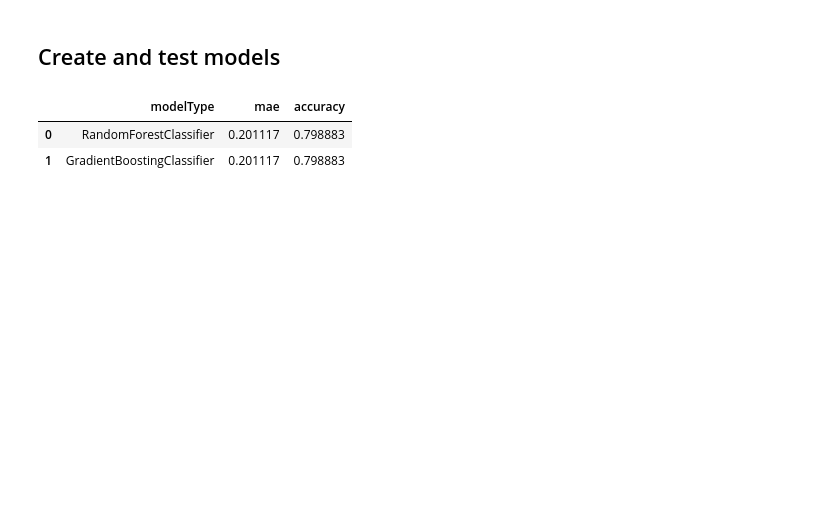
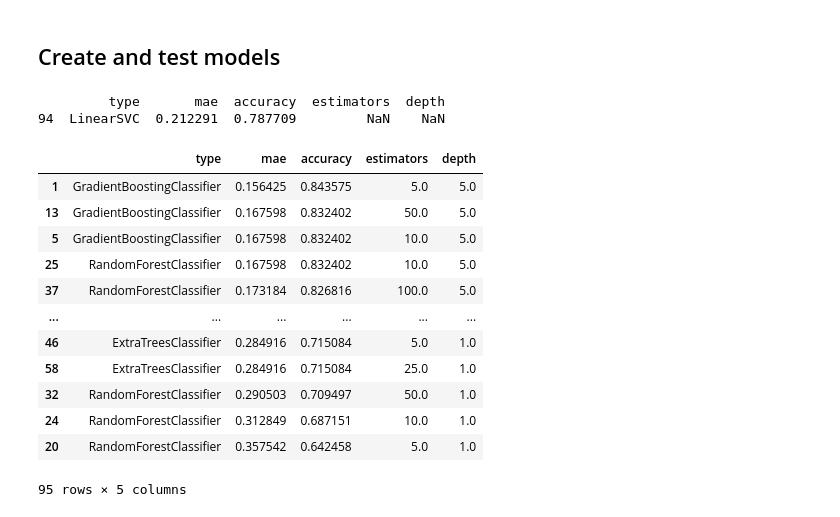
Before and after one commit to rink72/kaggle-titanic, a Jupyter notebook: src/submission-02-investigation.ipynb, the cells around one changed output. Drawn from its saved outputs; the diff is of its cells as text; code cells hidden in the pictures; blank space fills up the shorter version.

```diff
--- a/src/submission-02-investigation.ipynb
+++ b/src/submission-02-investigation.ipynb
@@ -147,15 +327,10 @@ There does seem to be some useful information here and looking at binning it by
 
 # Get values to use for missing dataa
 meanAge = trainData["Age"].mean()
+meanFare = trainData["Fare"].mean()
 
 # Create features
-ppData = create_fare_bins(rawData)
-ppData = create_age_bins(ppData, meanAge)
-ppData = create_sibsp_bins(ppData)
-ppData = create_parch_bins(ppData)
-ppData = create_sex_bins(ppData)
-ppData = create_cabin_code(ppData)
-ppData = create_cabin_bins(ppData)
+ppData = create_features(rawData, meanFare, meanAge)
 
 fig, ax = plt.subplots(1, 2, figsize=(20,8))
 sns.histplot(data = ppData, x = "Fare", ax=ax[0], hue = "Survived", multiple="stack")
@@ -185,4 +360,9 @@ sns.histplot(data = ppData, x = "f_Sex", ax=ax[1], hue = "Survived", multiple="s
 fig, ax = plt.subplots(1, 2, figsize=(20,8))
 sns.histplot(data = ppData, x = "f_CabinCode", ax=ax[0], hue = "Survived", multiple="stack")
 sns.histplot(data = ppData, x = "f_Cabin", ax=ax[1], hue = "Survived", multiple="stack")
+
+# Embaarked processing
+fig, ax = plt.subplots(1, 2, figsize=(20,8))
+sns.histplot(data = ppData, x = "Embarked", ax=ax[0], hue = "Survived", multiple="stack")
+sns.histplot(data = ppData, x = "f_Embarked", ax=ax[1], hue = "Survived", multiple="stack")
 # %% [output]
@@ -198,50 +379,36 @@ sns.histplot(data = ppData, x = "f_Cabin", ax=ax[1], hue = "Survived", multiple=
 # %%
 # Create and test models
 
 # Features to use
-features = ["f_Age", "f_Fare", "f_SibSp", "f_ParCh", "f_Sex", "f_Cabin"]
+features = ["f_Age", "f_Fare", "f_SibSp", "f_ParCh", "f_Sex", "f_Cabin", "Pclass", "f_Embarked"]
 
 # Create datasets
-modelTrain = create_fare_bins(trainData)
-modelTrain = create_age_bins(modelTrain, meanAge)
-modelTrain = create_sibsp_bins(modelTrain)
-modelTrain = create_parch_bins(modelTrain)
-modelTrain = create_sex_bins(modelTrain)
-modelTrain = create_cabin_code(modelTrain)
-modelTrain = create_cabin_bins(modelTrain)
+modelTrain = create_features(trainData, meanFare, meanAge)
 modelTrain = modelTrain[features]
 
-modelValidation = create_fare_bins(validationData)
-modelValidation = create_age_bins(modelValidation, meanAge)
-modelValidation = create_sibsp_bins(modelValidation)
-modelValidation = create_parch_bins(modelValidation)
-modelValidation = create_sex_bins(modelValidation)
-modelValidation = create_cabin_code(modelValidation)
-modelValidation = create_cabin_bins(modelValidation)
+modelValidation = create_features(validationData, meanFare, meanAge)
 modelValidation = modelValidation[features]
 
 scores = []
 
-rf_mae, rf_accuracy = score_randomforest_model(modelTrain, modelValidation, trainTarget, validationTarget)
-gb_mae, gb_accuracy = score_gradientboosting_model(modelTrain, modelValidation, trainTarget, validationTarget)
+scores = pd.DataFrame(score_models(modelTrain, modelValidation, trainTarget, validationTarget))
 
-scores.append(
-  {
-    "modelType": "RandomForestClassifier",
-    "mae": rf_mae,
-    "accuracy": rf_accuracy
-  }
-)
-scores.append(
-  {
-    "modelType": "GradientBoostingClassifier",
-    "mae": gb_mae,
-    "accuracy": gb_accuracy
-  }
-)
+print(scores.loc[scores["type"] == "LinearSVC"].sort_values("accuracy", ascending=False))
 
-pd.DataFrame(scores)
+scores.sort_values("accuracy", ascending=False)
 # %% [output]
+         type       mae  accuracy  estimators  depth
+94  LinearSVC  0.212291  0.787709         NaN    NaN
-|  | modelType | mae | accuracy |
-| 0 | RandomForestClassifier | 0.201117 | 0.798883 |
-| 1 | GradientBoostingClassifier | 0.201117 | 0.798883 |
+|  | type | mae | accuracy | estimators | depth |
+| 1 | GradientBoostingClassifier | 0.156425 | 0.843575 | 5.0 | 5.0 |
+| 13 | GradientBoostingClassifier | 0.167598 | 0.832402 | 50.0 | 5.0 |
+| 5 | GradientBoostingClassifier | 0.167598 | 0.832402 | 10.0 | 5.0 |
+| 25 | RandomForestClassifier | 0.167598 | 0.832402 | 10.0 | 5.0 |
+| 37 | RandomForestClassifier | 0.173184 | 0.826816 | 100.0 | 5.0 |
+| ... | ... | ... | ... | ... | ... |
+| 46 | ExtraTreesClassifier | 0.284916 | 0.715084 | 5.0 | 1.0 |
+| 58 | ExtraTreesClassifier | 0.284916 | 0.715084 | 25.0 | 1.0 |
+| 32 | RandomForestClassifier | 0.290503 | 0.709497 | 50.0 | 1.0 |
+| 24 | RandomForestClassifier | 0.312849 | 0.687151 | 10.0 | 1.0 |
+| 20 | RandomForestClassifier | 0.357542 | 0.642458 | 5.0 | 1.0 |
+95 rows × 5 columns
```
Also changed, not shown: parts of 5 cells of this notebook, 2 other files.
